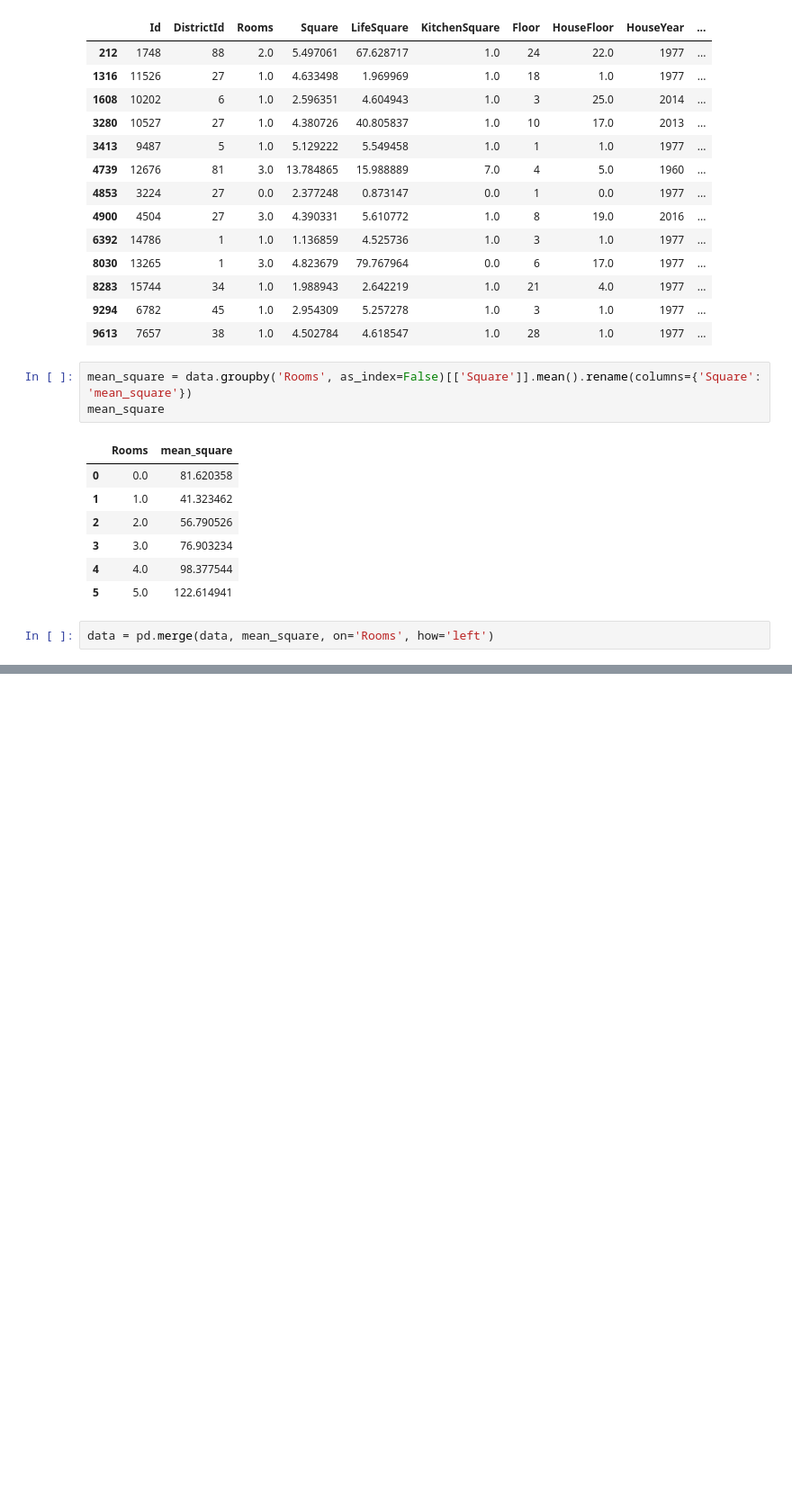
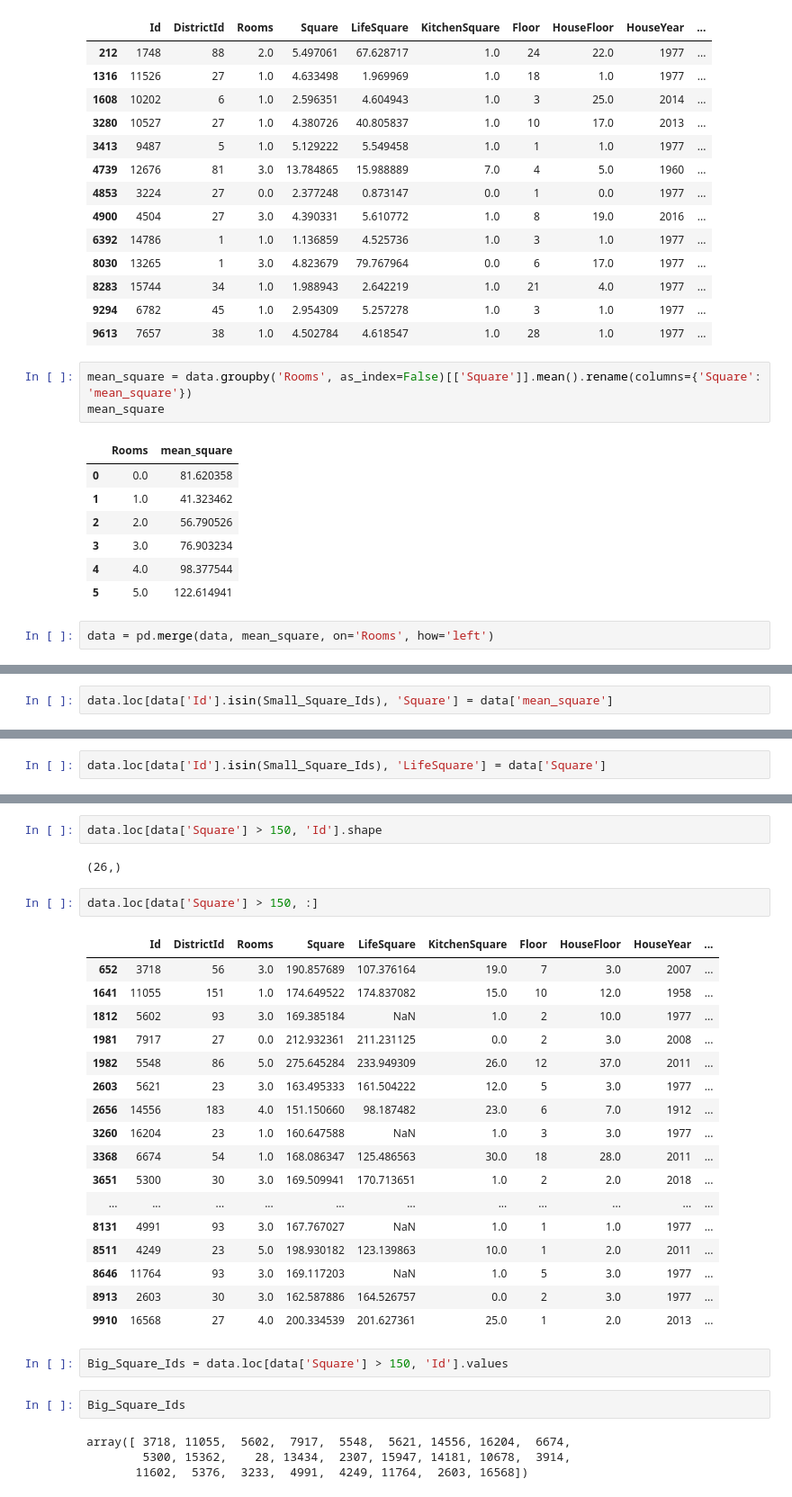
Before and after one commit to MoriMorou/GB_Python, a Jupyter notebook: Data_Science/Project/project.ipynb, the cells around one changed output, grey strips where cells are left out. Shown at 90% size. Saved outputs shown, nothing was run; the diff lists cells and outputs as text; blank space fills up the shorter version.

Commit message:
data

```diff
--- a/Data_Science/Project/project.ipynb
+++ b/Data_Science/Project/project.ipynb
@@ -218,0 +235,2 @@ data.head(10)
+# %%
+data.loc[data['Id'].isin(Small_Square_Ids), 'Square'] = data['mean_square']
@@ -218,0 +254,2 @@ data.head(10)
+# %%
+data.loc[data['Id'].isin(Small_Square_Ids), 'LifeSquare'] = data['Square']
@@ -218,0 +273,32 @@ data.head(10)
+# %%
+data.loc[data['Square'] > 150, 'Id'].shape
+# %% [output]
+(26,)
+# %%
+data.loc[data['Square'] > 150, :]
+# %% [output]
+|  | Id | DistrictId | Rooms | Square | LifeSquare | KitchenSquare | Floor | HouseFloor | HouseYear | ... |
+| 652 | 3718 | 56 | 3.0 | 190.857689 | 107.376164 | 19.0 | 7 | 3.0 | 2007 | ... |
+| 1641 | 11055 | 151 | 1.0 | 174.649522 | 174.837082 | 15.0 | 10 | 12.0 | 1958 | ... |
+| 1812 | 5602 | 93 | 3.0 | 169.385184 | NaN | 1.0 | 2 | 10.0 | 1977 | ... |
+| 1981 | 7917 | 27 | 0.0 | 212.932361 | 211.231125 | 0.0 | 2 | 3.0 | 2008 | ... |
+| 1982 | 5548 | 86 | 5.0 | 275.645284 | 233.949309 | 26.0 | 12 | 37.0 | 2011 | ... |
+| 2603 | 5621 | 23 | 3.0 | 163.495333 | 161.504222 | 12.0 | 5 | 3.0 | 1977 | ... |
+| 2656 | 14556 | 183 | 4.0 | 151.150660 | 98.187482 | 23.0 | 6 | 7.0 | 1912 | ... |
+| 3260 | 16204 | 23 | 1.0 | 160.647588 | NaN | 1.0 | 3 | 3.0 | 1977 | ... |
+| 3368 | 6674 | 54 | 1.0 | 168.086347 | 125.486563 | 30.0 | 18 | 28.0 | 2011 | ... |
+| 3651 | 5300 | 30 | 3.0 | 169.509941 | 170.713651 | 1.0 | 2 | 2.0 | 2018 | ... |
+| ... | ... | ... | ... | ... | ... | ... | ... | ... | ... | ... |
+| 8131 | 4991 | 93 | 3.0 | 167.767027 | NaN | 1.0 | 1 | 1.0 | 1977 | ... |
+| 8511 | 4249 | 23 | 5.0 | 198.930182 | 123.139863 | 10.0 | 1 | 2.0 | 2011 | ... |
+| 8646 | 11764 | 93 | 3.0 | 169.117203 | NaN | 1.0 | 5 | 3.0 | 1977 | ... |
+| 8913 | 2603 | 30 | 3.0 | 162.587886 | 164.526757 | 0.0 | 2 | 3.0 | 1977 | ... |
+| 9910 | 16568 | 27 | 4.0 | 200.334539 | 201.627361 | 25.0 | 1 | 2.0 | 2013 | ... |
+# %%
+Big_Square_Ids = data.loc[data['Square'] > 150, 'Id'].values
+# %%
+Big_Square_Ids
+# %% [output]
+array([ 3718, 11055,  5602,  7917,  5548,  5621, 14556, 16204,  6674,
+        5300, 15362,    28, 13434,  2307, 15947, 14181, 10678,  3914,
+       11602,  5376,  3233,  4991,  4249, 11764,  2603, 16568])
```
Also changed, not shown: parts of 23 cells of this notebook, 5 other files.
